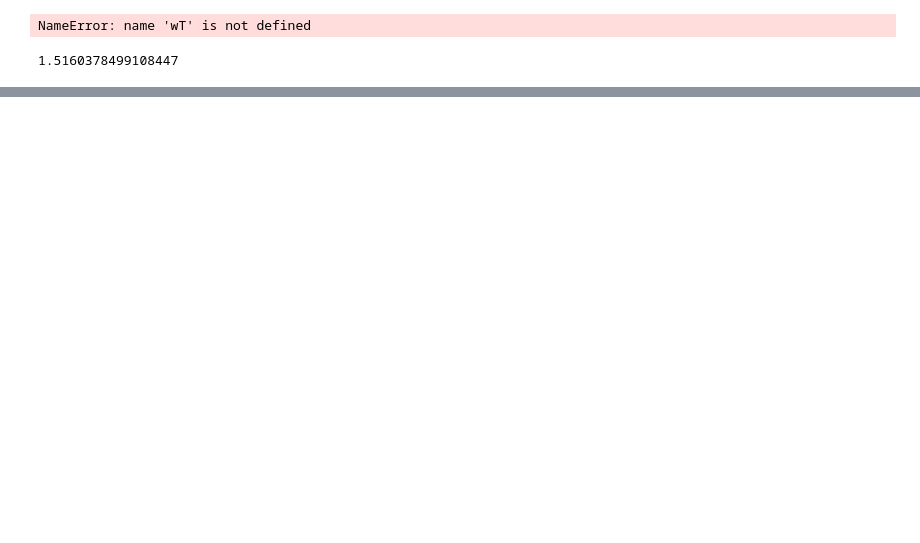
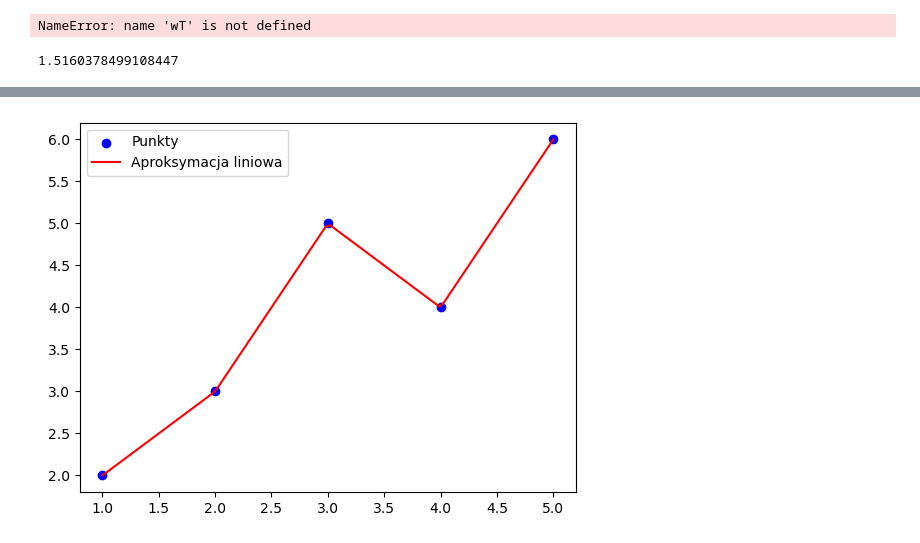
Before and after one commit to kcpch/Licencjat, a Jupyter notebook: xgboost.ipynb, the cells around one changed output, grey strips where cells are left out. Cells and saved outputs as stored; diff of their text form; code cells hidden in the pictures; blank space fills up the shorter version.

```diff
--- a/xgboost.ipynb
+++ b/xgboost.ipynb
@@ -258,0 +453,24 @@ sum(w**2)
+# %%
+import pandas as pd
+import numpy as np
+import matplotlib.pyplot as plt
+from scipy.interpolate import interp1d
+
+# Przykładowa ramka danych
+# data = {'x': [1, 2, 3, 4, 5], 'y': [2, 3, 5, 4, 6]}
+# df = pd.DataFrame(data)
+
+# Interpolacja liniowa
+f_liniowa = interp1d(df['age'], df['_yhat_'], kind='linear')
+
+# Generowanie nowych punktów
+x_new = np.linspace(df['age'].min(), df['age'].max(), 100)
+y_new = f_liniowa(x_new)
+
+# Wizualizacja
+plt.scatter(df['age'], df['_yhat_'], color='blue', label='Punkty')
+plt.plot(x_new, y_new, color='red', label='Aproksymacja liniowa')
+plt.legend()
+plt.show()
+# %% [output]
+[figure, added]
```
Also changed, not shown: parts of 18 cells of this notebook, 1 other file.
